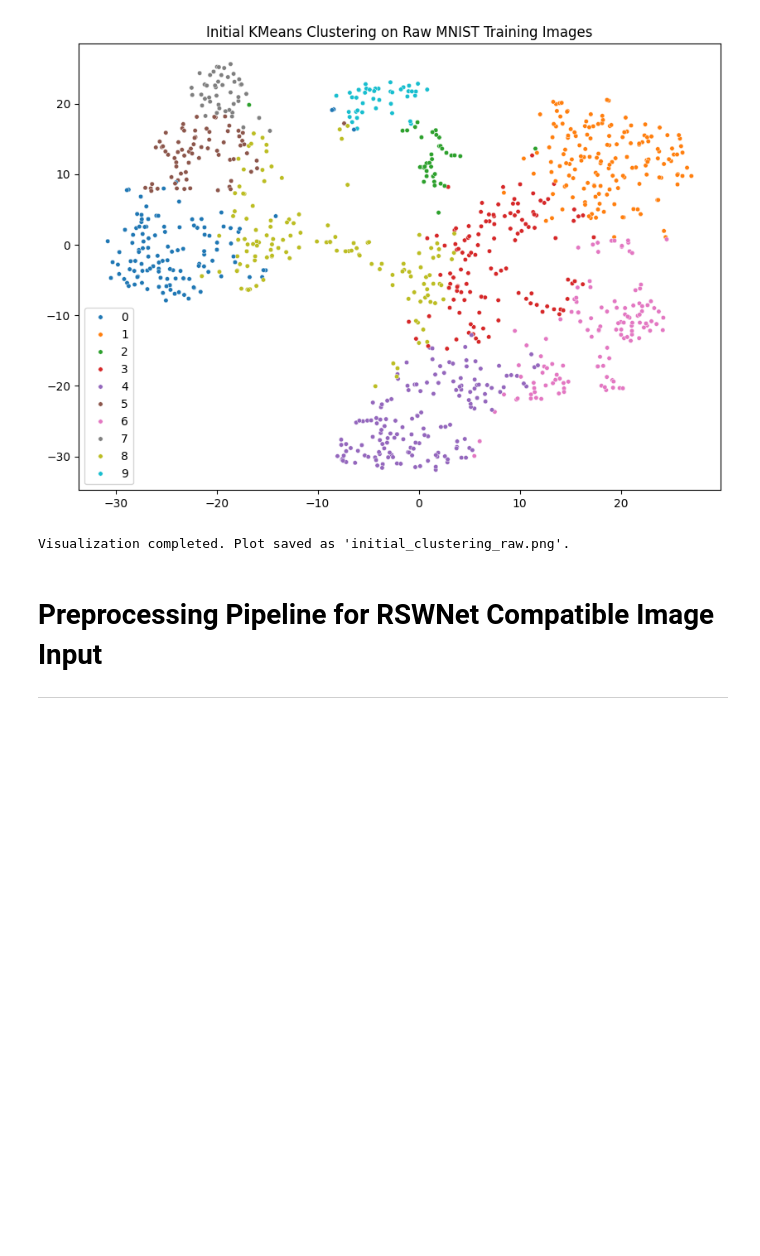
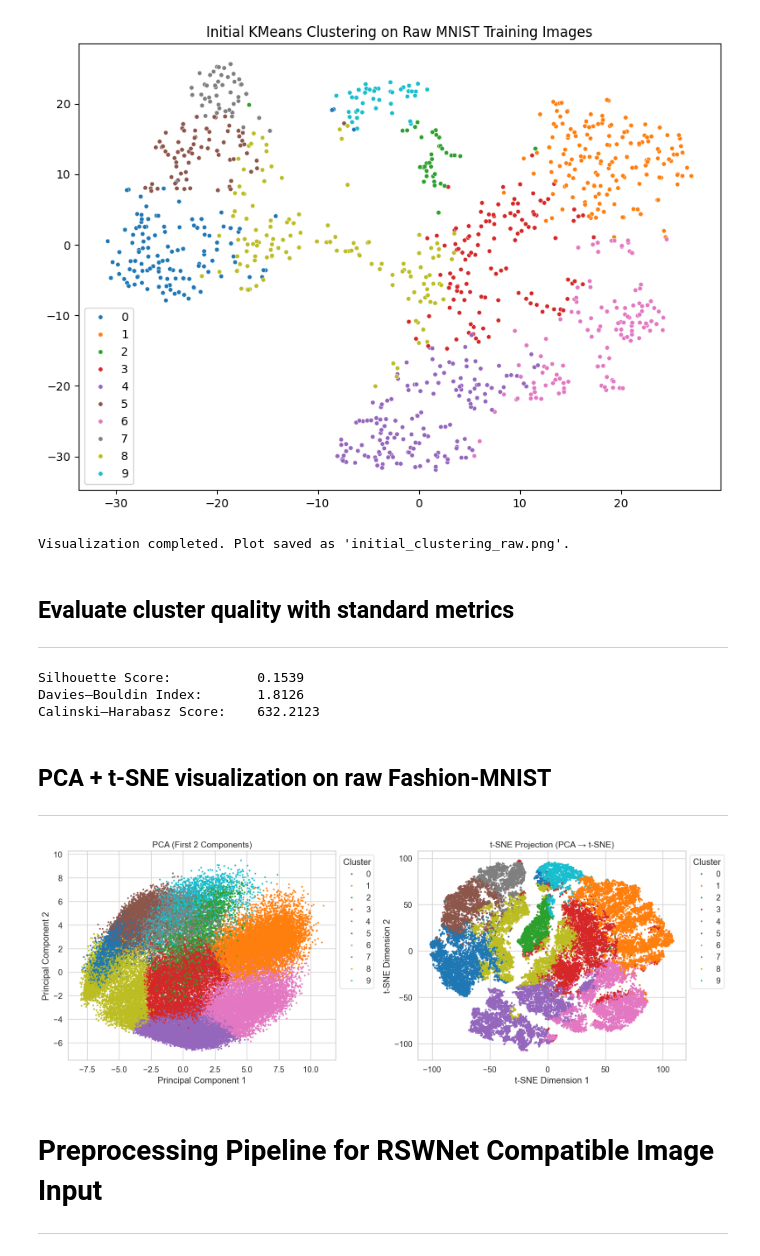
Before and after one commit to RejwanShafi25/RSWNet, a Jupyter notebook: RSWNet.ipynb, the cells around one changed output. Saved outputs shown, nothing was run; the diff lists cells and outputs as text; code cells hidden in the pictures; blank space fills up the shorter version.

```diff
--- a/RSWNet.ipynb
+++ b/RSWNet.ipynb
@@ -181,6 +183,71 @@ print("Visualization completed. Plot saved as 'initial_clustering_raw.png'.")
 # %% [output]
 [figure]
 Visualization completed. Plot saved as 'initial_clustering_raw.png'.
+# %% [markdown]
+## Evaluate cluster quality with standard metrics
+---
+# %%
+n_eval = 5000
+idx = np.random.choice(len(raw_train_images_flat), n_eval, replace=False)
+sample_data   = raw_train_images_flat[idx]
+sample_labels = initial_kmeans_labels[idx]
+
+sil = silhouette_score(sample_data, sample_labels)
+db  = davies_bouldin_score(sample_data, sample_labels)
+ch  = calinski_harabasz_score(sample_data, sample_labels)
+
+print(f"Silhouette Score:           {sil:.4f}")
+print(f"Davies–Bouldin Index:       {db:.4f}")
+print(f"Calinski–Harabasz Score:    {ch:.4f}")
+# %% [output]
+Silhouette Score:           0.1539
+Davies–Bouldin Index:       1.8126
+Calinski–Harabasz Score:    632.2123
+# %% [markdown]
+## PCA + t-SNE visualization on raw Fashion-MNIST
+---
+# %%
+sns.set(style="whitegrid", font_scale=1.2)
+# KMeans clustering (unsupervised)
+kmeans = KMeans(n_clusters=10, n_init=20, random_state=42)
+cluster_labels = kmeans.fit_predict(raw_train_images_flat)
+
+# PCA to 50 dimensions
+pca = PCA(n_components=50, random_state=42)
+pca_50d = pca.fit_transform(raw_train_images_flat)
+
+# --- Plot PCA (first 2 components) ---
+fig, axes = plt.subplots(1, 2, figsize=(16, 6))
+
+sns.scatterplot(
+    x=pca_50d[:, 0], y=pca_50d[:, 1],
+    hue=cluster_labels,
+    palette='tab10', s=8, ax=axes[0], linewidth=0
+)
+axes[0].set_title("PCA (First 2 Components)", fontsize=14)
+axes[0].set_xlabel("Principal Component 1")
+axes[0].set_ylabel("Principal Component 2")
+axes[0].legend(title="Cluster", loc="best", bbox_to_anchor=(1.0, 1))
+
+# --- t-SNE (from PCA 50D to 2D) ---
+tsne = TSNE(n_components=2, perplexity=30, n_iter=1000, init='pca', random_state=42)
+tsne_2d = tsne.fit_transform(pca_50d)
+
+sns.scatterplot(
+    x=tsne_2d[:, 0], y=tsne_2d[:, 1],
+    hue=cluster_labels,
+    palette='tab10', s=8, ax=axes[1], linewidth=0
+)
+axes[1].set_title("t-SNE Projection (PCA → t-SNE)", fontsize=14)
+axes[1].set_xlabel("t-SNE Dimension 1")
+axes[1].set_ylabel("t-SNE Dimension 2")
+axes[1].legend(title="Cluster", loc="best", bbox_to_anchor=(1.0, 1))
+
+plt.tight_layout()
+plt.savefig("pca_tsne_raw_pixels_clusters_highres.png", dpi=300, bbox_inches='tight')
+plt.show()
+# %% [output]
+[figure, added]
 # %% [markdown]
 # Preprocessing Pipeline for RSWNet Compatible Image Input
 ---
```
Also changed, not shown: parts of 16 cells of this notebook.
